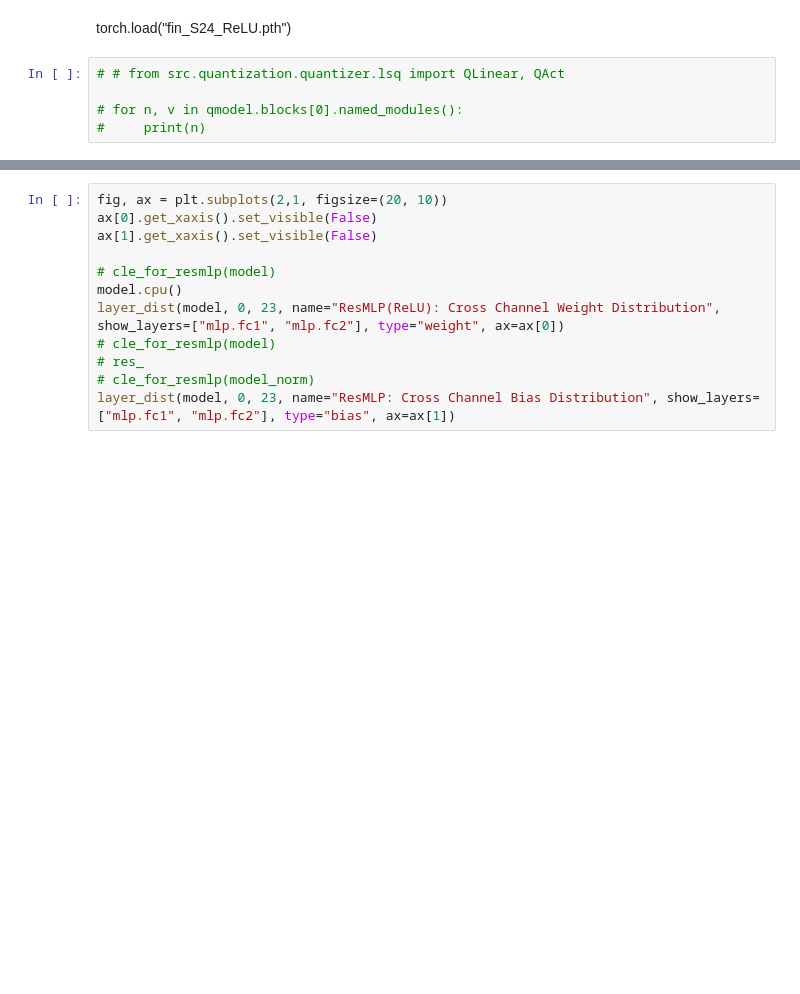
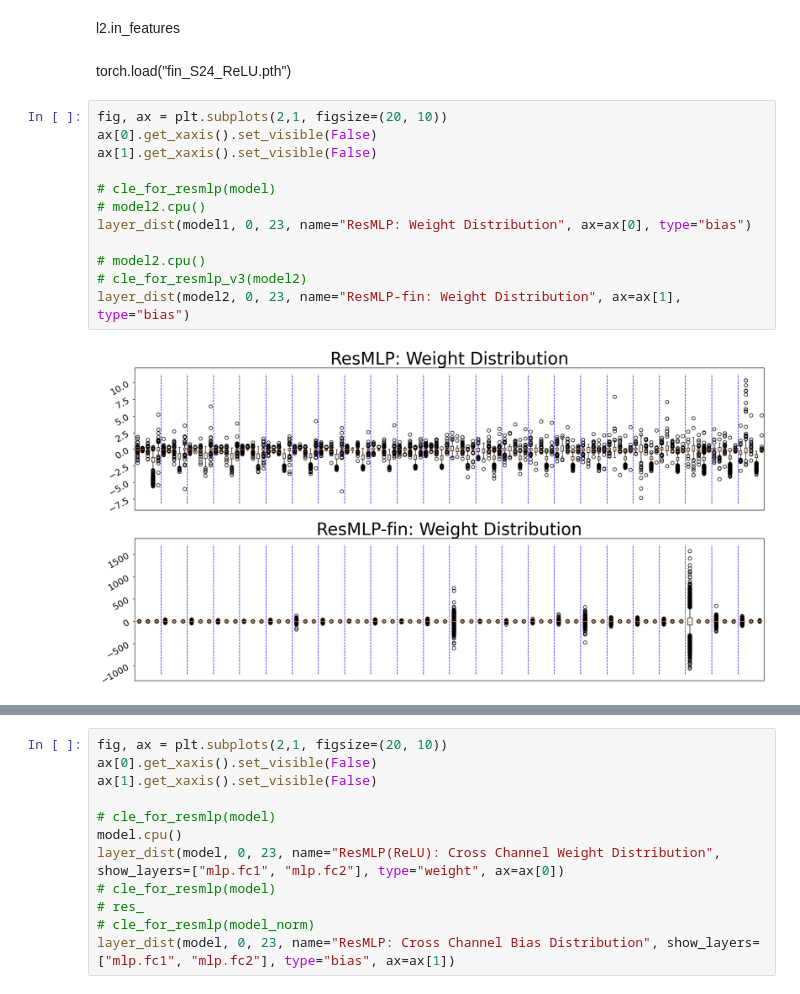
Before and after one commit to scott306lr/ResMLP_QAT, a Jupyter notebook: model_v3_analyze.ipynb, the cells around one changed output, grey strips where cells are left out. Cells and saved outputs as stored; diff of their text form; blank space fills up the shorter version.

```diff
--- a/model_v3_analyze.ipynb
+++ b/model_v3_analyze.ipynb
@@ -26,11 +118,22 @@ NameError: name 'model' is not defined
+# %% [markdown]
+l2.in_features
 # %% [markdown]
 
 torch.load("fin_S24_ReLU.pth")
-# %%
-# # from src.quantization.quantizer.lsq import QLinear, QAct
-
-# for n, v in qmodel.blocks[0].named_modules():
-#     print(n)
+# %%
+fig, ax = plt.subplots(2,1, figsize=(20, 10))
+ax[0].get_xaxis().set_visible(False)
+ax[1].get_xaxis().set_visible(False)
+
+# cle_for_resmlp(model)
+# model2.cpu()
+layer_dist(model1, 0, 23, name="ResMLP: Weight Distribution", ax=ax[0], type="bias")
+
+# model2.cpu()
+# cle_for_resmlp_v3(model2)
+layer_dist(model2, 0, 23, name="ResMLP-fin: Weight Distribution", ax=ax[1], type="bias")
+# %% [output]
+[figure, added]
 # %%
 fig, ax = plt.subplots(2,1, figsize=(20, 10))
 ax[0].get_xaxis().set_visible(False)
```
Also changed, not shown: parts of 9 cells of this notebook.
